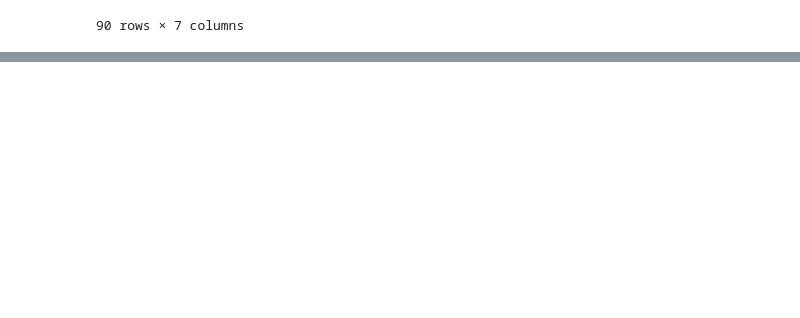
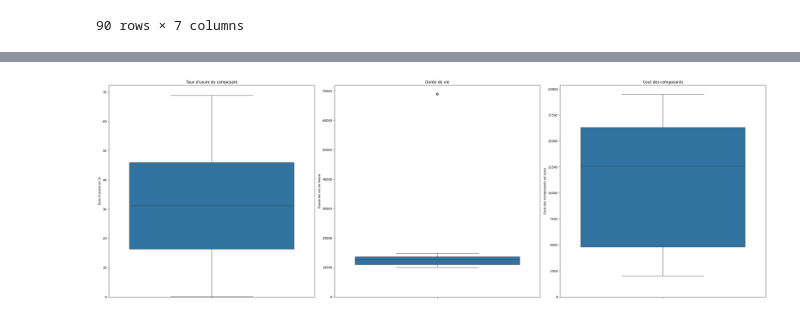
Before and after one commit to Dim2960/preventive_maintenance, a Jupyter notebook: Analyse_vz_prepa.ipynb, the cells around one changed output, grey strips where cells are left out. Saved outputs shown, nothing was run; the diff lists cells and outputs as text; code cells hidden in the pictures; blank space fills up the shorter version.

Commit message:
fin exploration viz de df_composants

```diff
--- a/Analyse_vz_prepa.ipynb
+++ b/Analyse_vz_prepa.ipynb
@@ -293,0 +342,5 @@ df_composants.head()
+# %%
+# suppression des doublons observés sur le système d'AC
+df_composants = df_composants.drop_duplicates(subset=['desc', 'categorie', 'aero'], keep='first')
+
+df_composants.head()
@@ -293,0 +354,23 @@ df_composants.head()
+# %%
+# visualisation des variable numériques
+fig2, axs = plt.subplots(1, 3, figsize=(30,10))
+
+sns.boxplot(data = df_composants['taux_usure_actuel'], ax= axs[0])
+axs[0].set_title(f'Taux d\'usure du composant')
+axs[0].set_ylabel('Taux d\'usure en %')
+axs[0].set_ylim(0, None)
+
+sns.boxplot(data = df_composants, y= 'lifespan', ax= axs[1])
+axs[1].set_title(f'Durée de vie')
+axs[1].set_ylabel('Durée de vie en heure')
+axs[1].set_ylim(0, None)
+
+sns.boxplot(data = df_composants, y= 'cout', ax= axs[2])
+axs[2].set_title(f'Cout des composants')
+axs[2].set_ylabel('Cout des composants en sous')
+axs[2].set_ylim(0, None)
+
+plt.tight_layout()
+plt.show()
+# %% [output]
+[figure, added]
```
Also changed, not shown: parts of 9 cells of this notebook, 1 other file.
